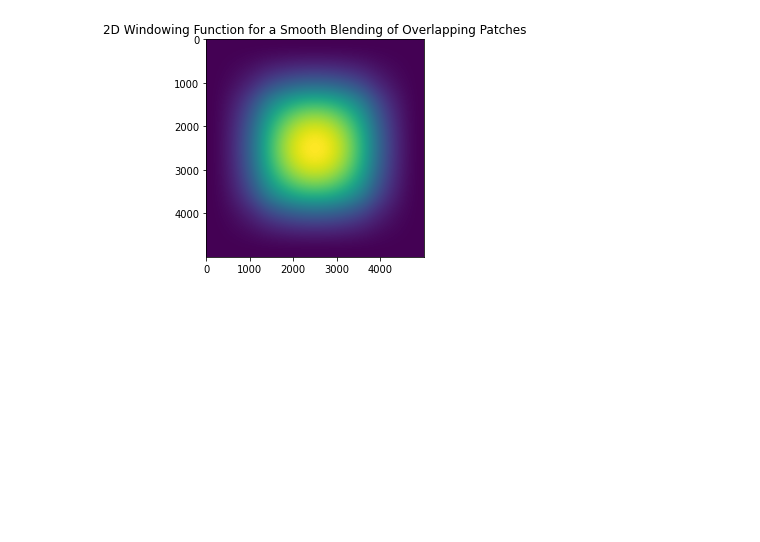
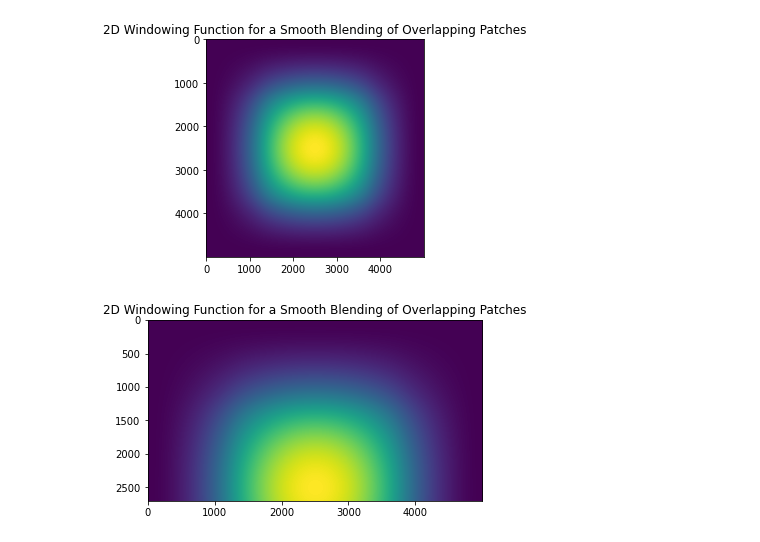
Before and after one commit to nasa-cisto-ai/vietnam-lcluc, a Jupyter notebook: notebooks/Untitled.ipynb, the cells around one changed output. Cells and saved outputs as stored; diff of their text form; code cells hidden in the pictures; blank space fills up the shorter version.

Commit message:
Predicting large images

```diff
--- a/notebooks/Untitled.ipynb
+++ b/notebooks/Untitled.ipynb
@@ -38,3 +38,11 @@ plt.title("2D Windowing Function for a Smooth Blending of "
 plt.show()
 # %% [output]
 [figure]
+# %%
+wind2 = wind[0:2700, 0:5000, :]
+plt.imshow(wind2[:, :, 0], cmap="viridis")
+plt.title("2D Windowing Function for a Smooth Blending of "
+          "Overlapping Patches")
+plt.show()
+# %% [output]
+[figure, added]
```
Also changed, not shown: 1 other file.
